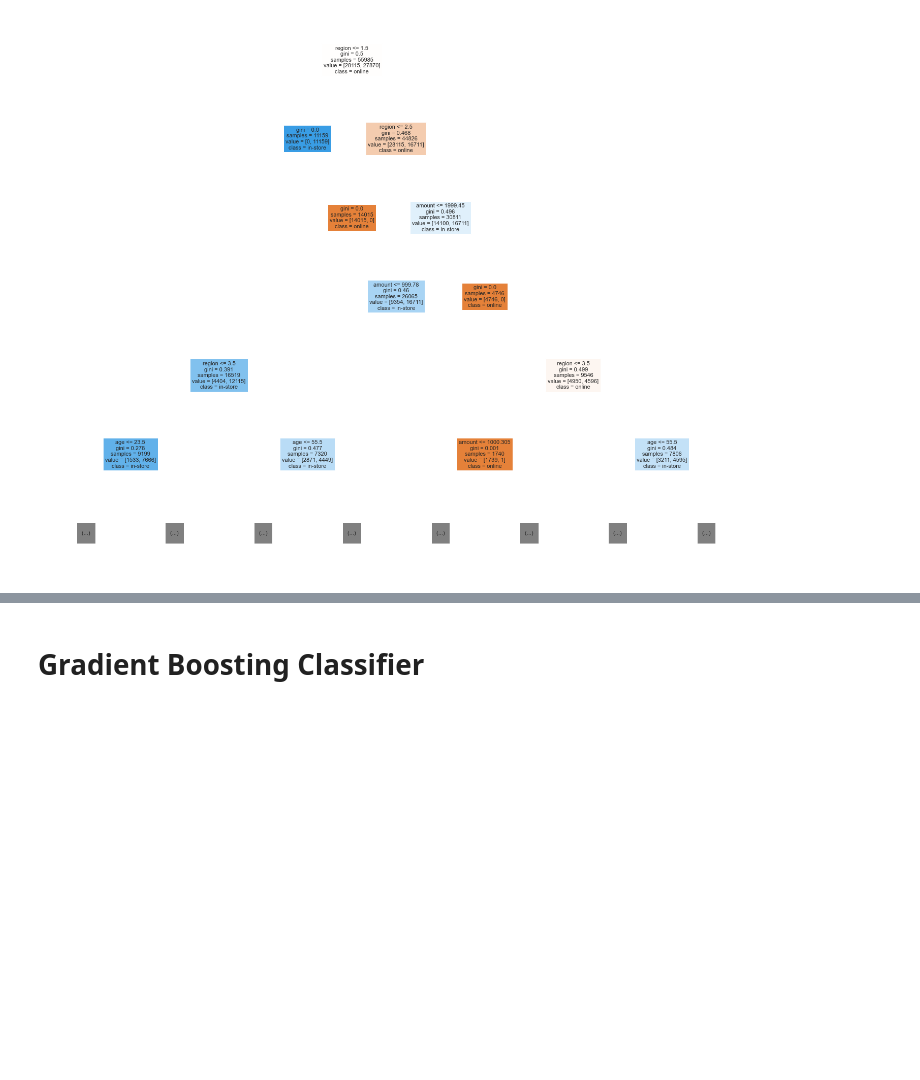
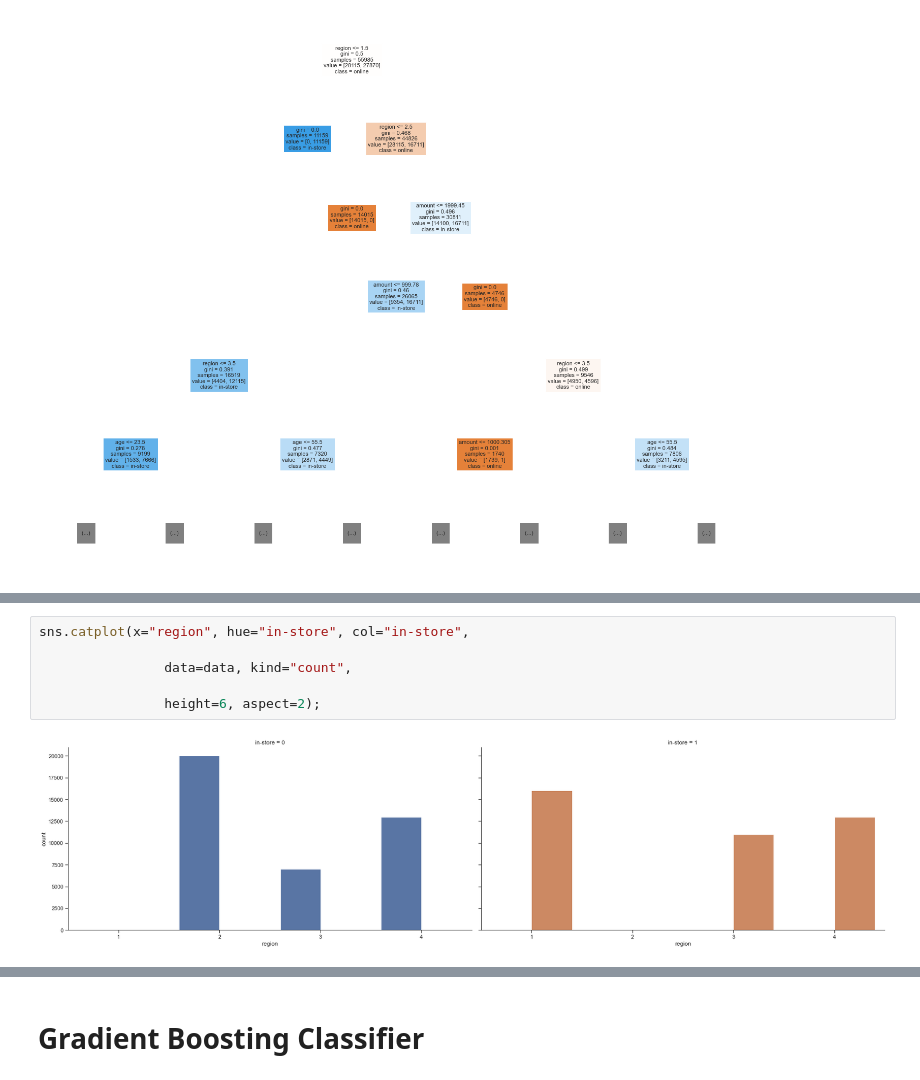
Before and after one commit to susanareyes1/CourseWork, a Jupyter notebook: Course 1- Task 1 and Task 2 -S.Reyes.ipynb, the cells around one changed output, grey strips where cells are left out. Saved outputs shown, nothing was run; the diff lists cells and outputs as text; blank space fills up the shorter version.

```diff
--- a/Course 1- Task 1 and Task 2 -S.Reyes.ipynb
+++ b/Course 1- Task 1 and Task 2 -S.Reyes.ipynb
@@ -901,0 +924,8 @@ tree4 = plot_tree(dtcFit4, max_depth=5, feature_names=X.columns,
+# %%
+sns.catplot(x="region", hue="in-store", col="in-store",
+
+                data=data, kind="count",
+
+                height=6, aspect=2);
+# %% [output]
+[figure, added]
```
Also changed, not shown: parts of 4 cells of this notebook.
